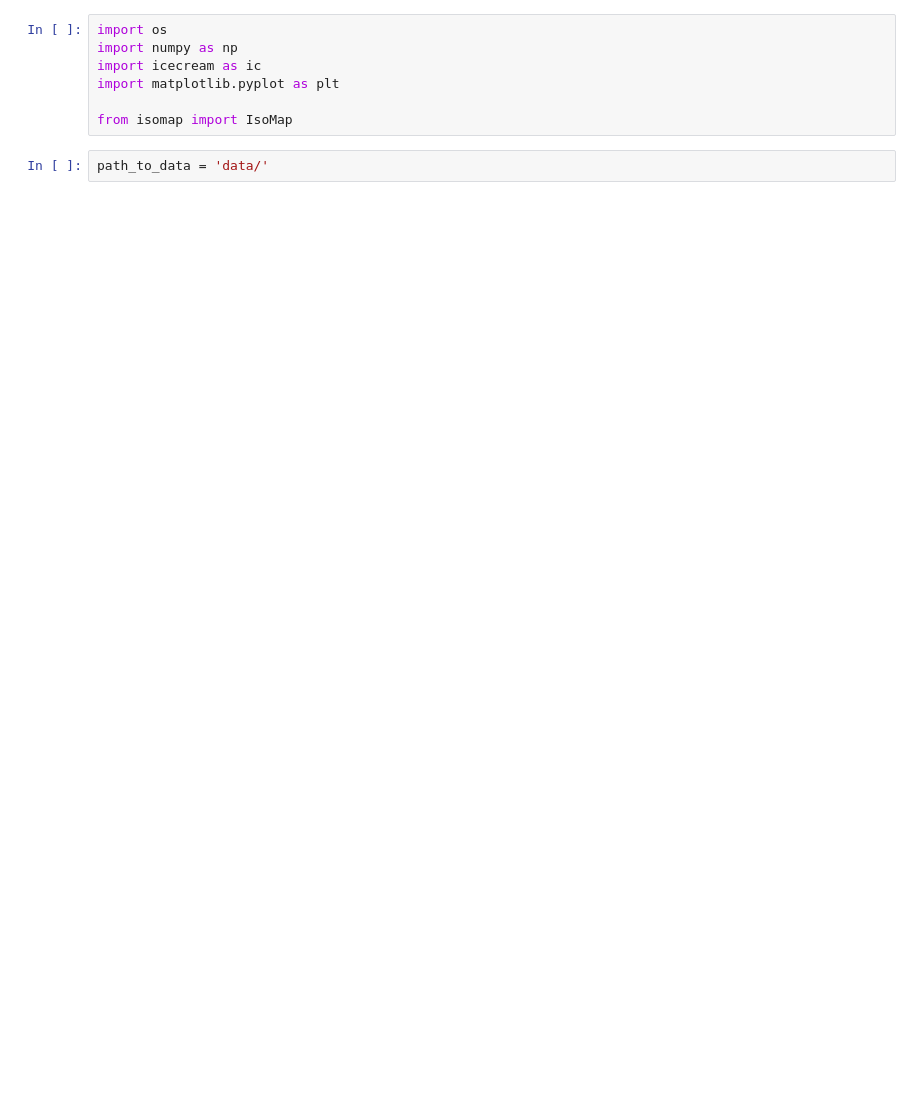
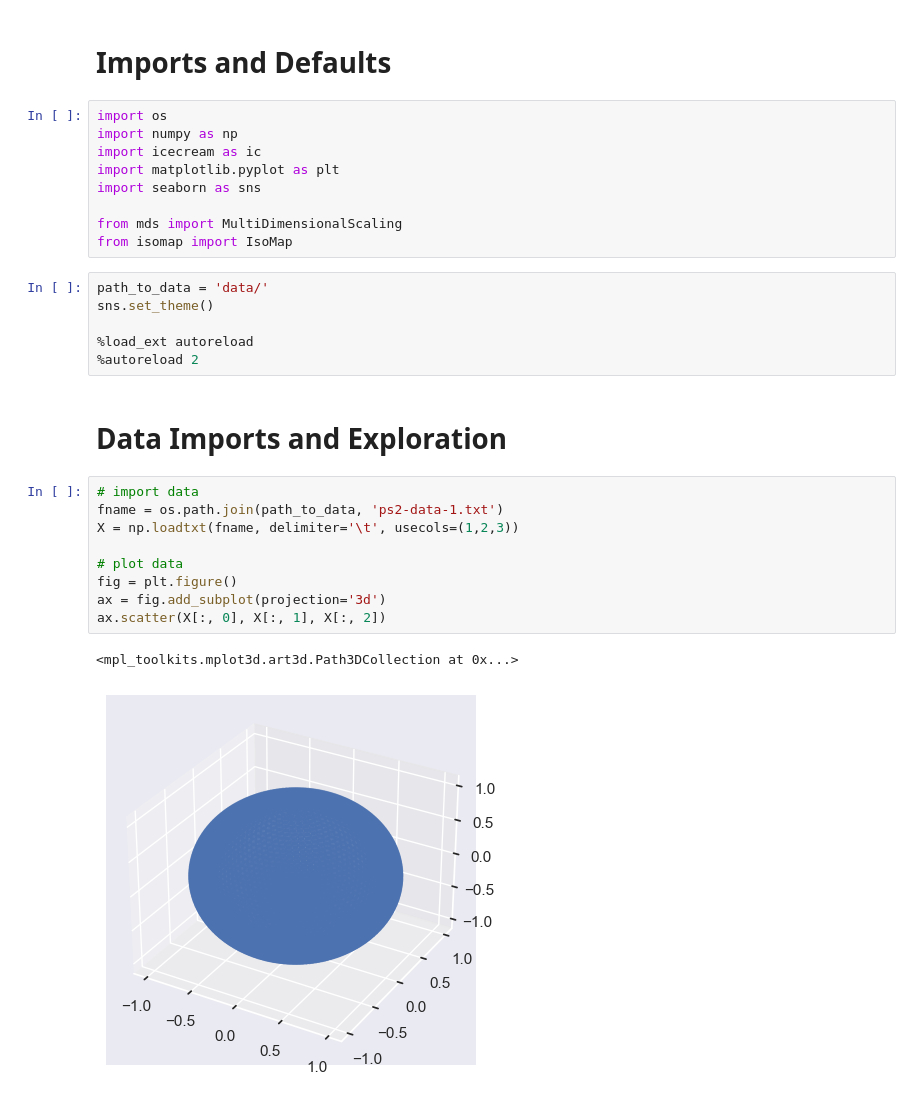
Before and after one commit to gil2rok/geometric-data-analysis, a Jupyter notebook: hw2/code/questions.ipynb, the cells around one changed output. Cells and saved outputs as stored; diff of their text form; blank space fills up the shorter version.

```diff
--- a/hw2/code/questions.ipynb
+++ b/hw2/code/questions.ipynb
@@ -1,10 +1,32 @@
+# %% [markdown]
+# Imports and Defaults
 # %%
 import os
 import numpy as np
 import icecream as ic
 import matplotlib.pyplot as plt
+import seaborn as sns
 
+from mds import MultiDimensionalScaling
 from isomap import IsoMap
-# %%
-path_to_data = 'data/'
+# %%
+path_to_data = 'data/'
+sns.set_theme()
+
+%load_ext autoreload
+%autoreload 2
+# %% [markdown]
+# Data Imports and Exploration
+# %%
+# import data
+fname = os.path.join(path_to_data, 'ps2-data-1.txt')
+X = np.loadtxt(fname, delimiter='\t', usecols=(1,2,3))
+
+# plot data
+fig = plt.figure()
+ax = fig.add_subplot(projection='3d')
+ax.scatter(X[:, 0], X[:, 1], X[:, 2])
+# %% [output]
+<mpl_toolkits.mplot3d.art3d.Path3DCollection at 0x...>
+[figure, added]
 # %%
```
Also changed, not shown: parts of 14 cells of this notebook, 7 other files.
